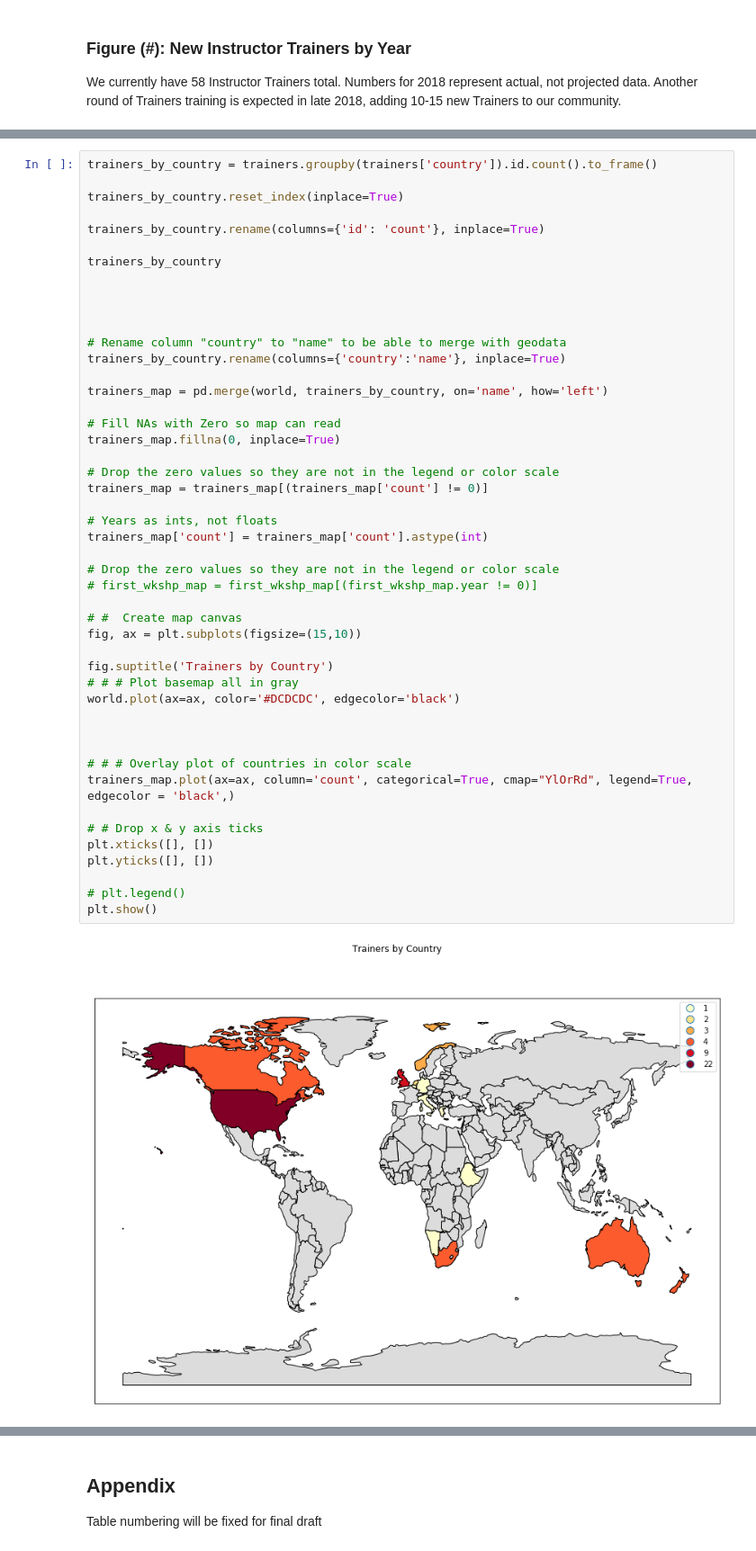
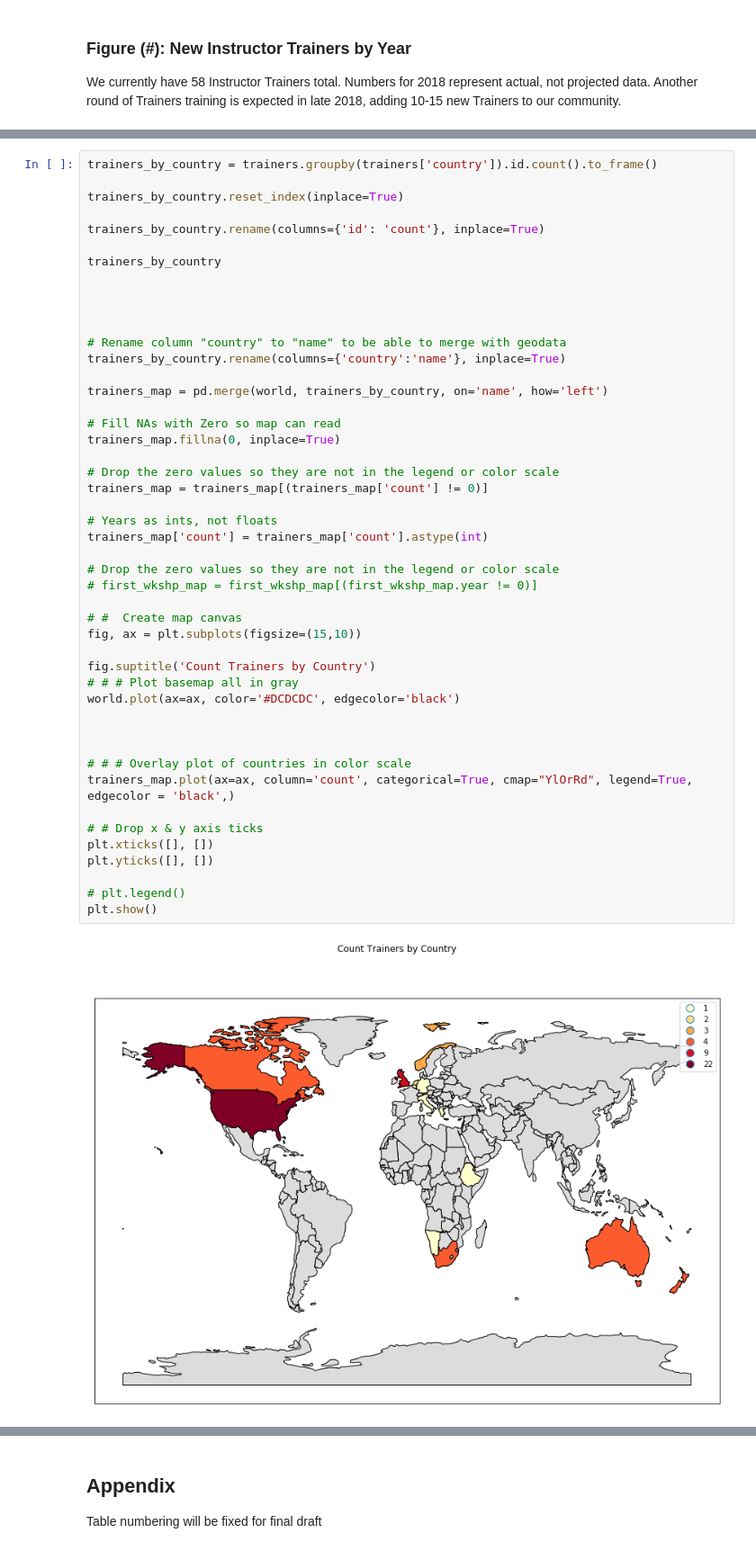
Before and after one commit to carpentries/assessment, a Jupyter notebook: programmatic-assessment/workshops/final_test.ipynb, the cells around one changed output, grey strips where cells are left out. Shown at 90% size. Drawn from its saved outputs; the diff is of its cells as text.

Commit message:
misc updates to code/charts/text

```diff
--- a/programmatic-assessment/workshops/final_test.ipynb
+++ b/programmatic-assessment/workshops/final_test.ipynb
@@ -844,32 +877,32 @@ trainers_map = pd.merge(world, trainers_by_country, on='name', how='left')
 # Fill NAs with Zero so map can read
 trainers_map.fillna(0, inplace=True)
 
 # Drop the zero values so they are not in the legend or color scale
 trainers_map = trainers_map[(trainers_map['count'] != 0)]
 
 # Years as ints, not floats
 trainers_map['count'] = trainers_map['count'].astype(int)
 
 # Drop the zero values so they are not in the legend or color scale
 # first_wkshp_map = first_wkshp_map[(first_wkshp_map.year != 0)]
 
 # #  Create map canvas
 fig, ax = plt.subplots(figsize=(15,10))
 
-fig.suptitle('Trainers by Country')
+fig.suptitle('Count Trainers by Country')
 # # # Plot basemap all in gray
 world.plot(ax=ax, color='#DCDCDC', edgecolor='black')
 
 
 
 # # # Overlay plot of countries in color scale
 trainers_map.plot(ax=ax, column='count', categorical=True, cmap="YlOrRd", legend=True, edgecolor = 'black',)
 
 # # Drop x & y axis ticks
 plt.xticks([], [])
 plt.yticks([], [])
 
 # plt.legend()
 plt.show()
 # %% [output]
-[figure, old version]
+[figure, new version]
```
Also changed, not shown: parts of 30 cells of this notebook.
